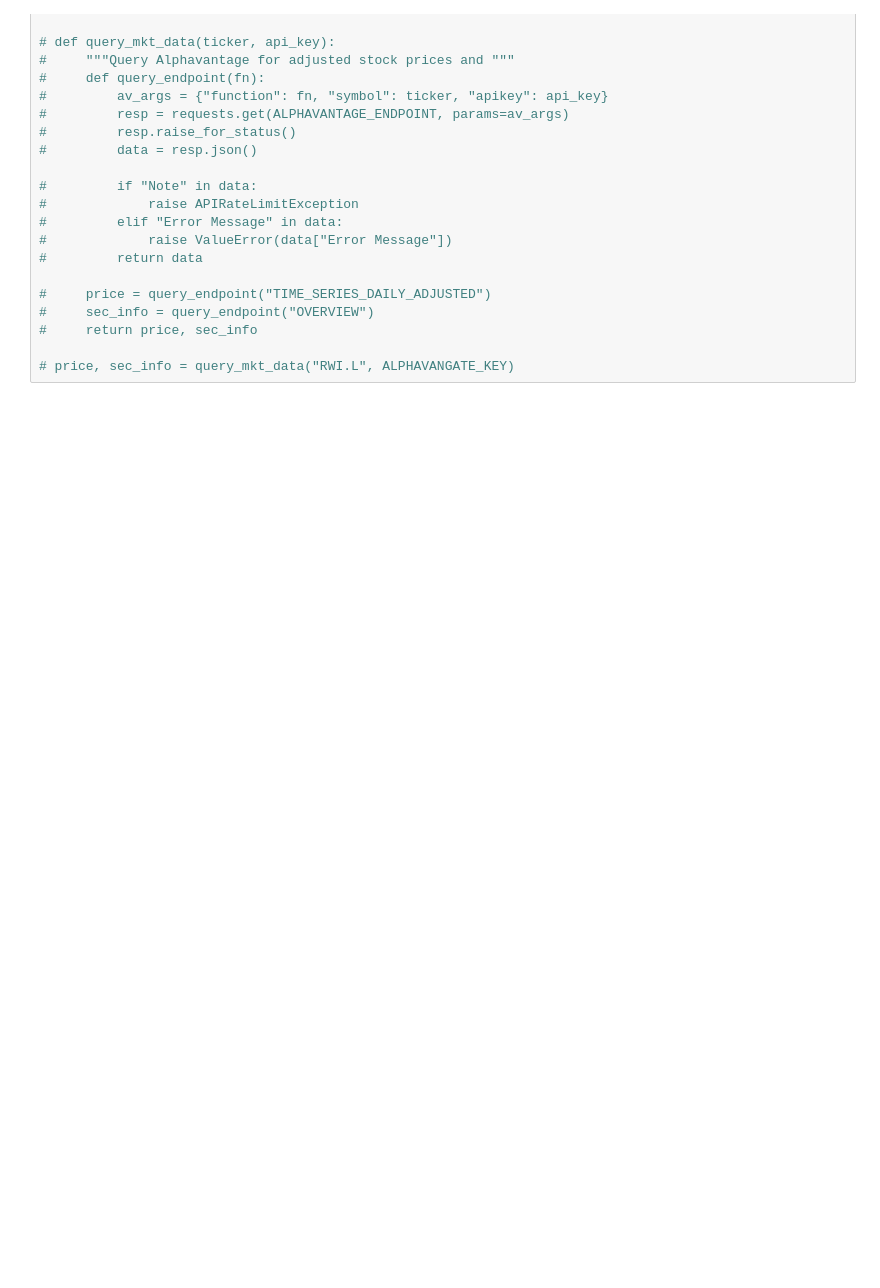
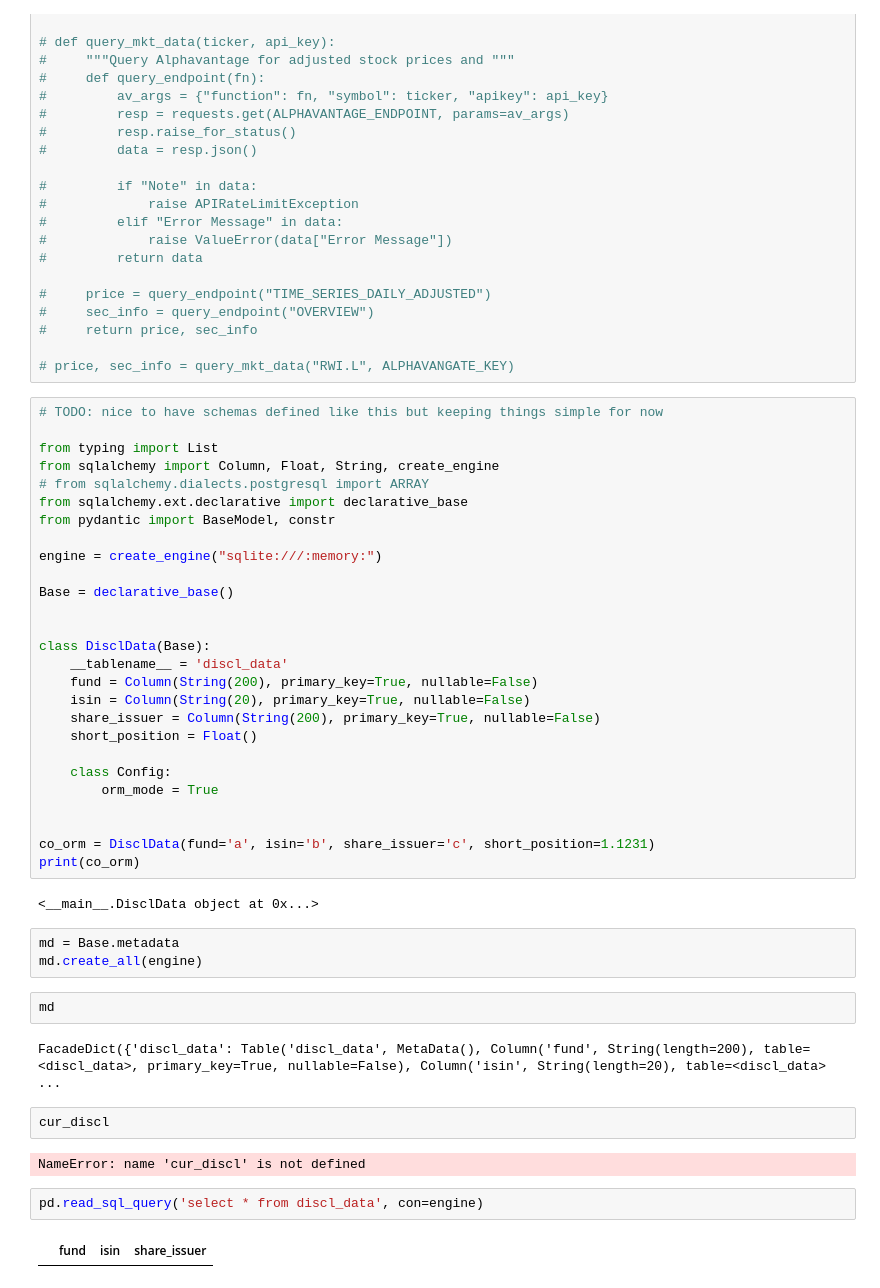
Before and after one commit to nikulpatel3141/UK-Short-Tracker, a Jupyter notebook: Notebooks/process_scripting.ipynb, the cells around one changed output. Drawn from its saved outputs; the diff is of its cells as text; blank space fills up the shorter version.

```diff
--- a/Notebooks/process_scripting.ipynb
+++ b/Notebooks/process_scripting.ipynb
@@ -143,3 +165,47 @@ from short_tracker.data import APIRateLimitException
 #     return price, sec_info
 
 # price, sec_info = query_mkt_data("RWI.L", ALPHAVANGATE_KEY)
+# %%
+# TODO: nice to have schemas defined like this but keeping things simple for now
+
+from typing import List
+from sqlalchemy import Column, Float, String, create_engine
+# from sqlalchemy.dialects.postgresql import ARRAY
+from sqlalchemy.ext.declarative import declarative_base
+from pydantic import BaseModel, constr
+
+engine = create_engine("sqlite:///:memory:")
+
+Base = declarative_base()
+
+
+class DisclData(Base):
+    __tablename__ = 'discl_data'
+    fund = Column(String(200), primary_key=True, nullable=False)
+    isin = Column(String(20), primary_key=True, nullable=False)
+    share_issuer = Column(String(200), primary_key=True, nullable=False)
+    short_position = Float()
+
+    class Config:
+        orm_mode = True
+
+
+co_orm = DisclData(fund='a', isin='b', share_issuer='c', short_position=1.1231)
+print(co_orm)
+# %% [output]
+<__main__.DisclData object at 0x...>
+# %%
+md = Base.metadata
+md.create_all(engine)
+# %%
+md
+# %% [output]
+FacadeDict({'discl_data': Table('discl_data', MetaData(), Column('fund', String(length=200), table=<discl_data>, primary_key=True, nullable=False), Column('isin', String(length=20), table=<discl_data> ...
+# %%
+cur_discl
+# %% [output]
+NameError: name 'cur_discl' is not defined
+# %%
+pd.read_sql_query('select * from discl_data', con=engine)
+# %% [output]
+|  | fund | isin | share_issuer |
```
Also changed, not shown: parts of 12 cells of this notebook, 10 other files.
